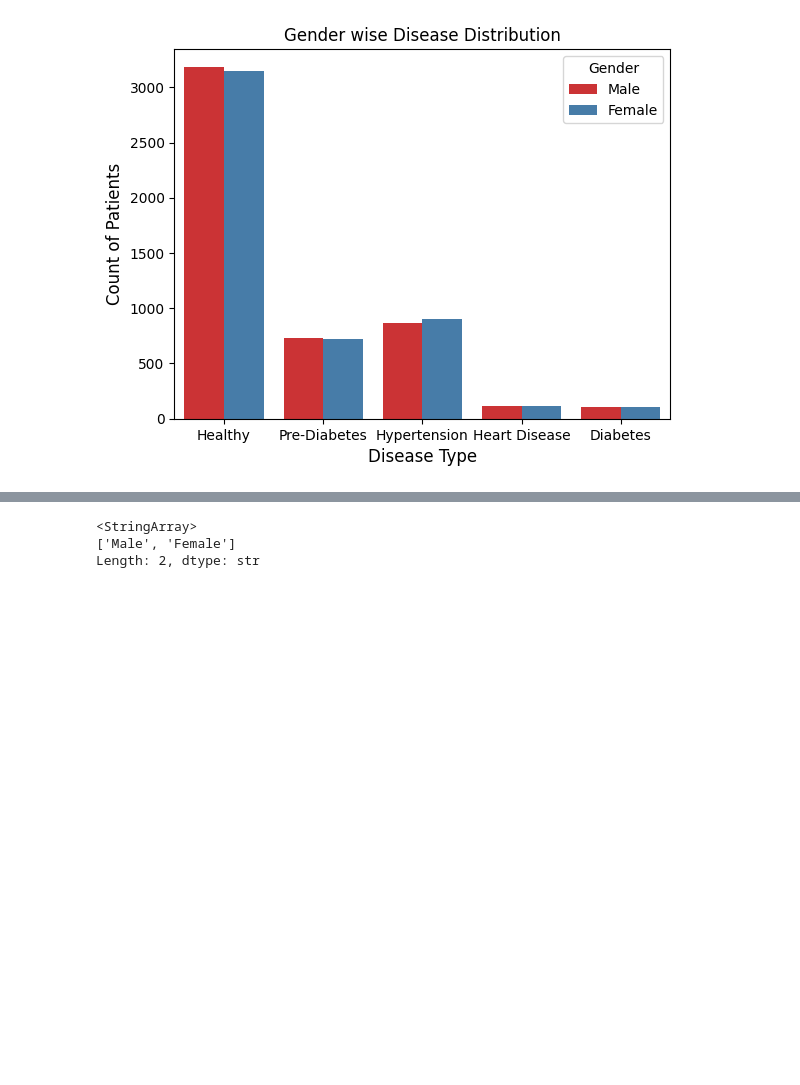
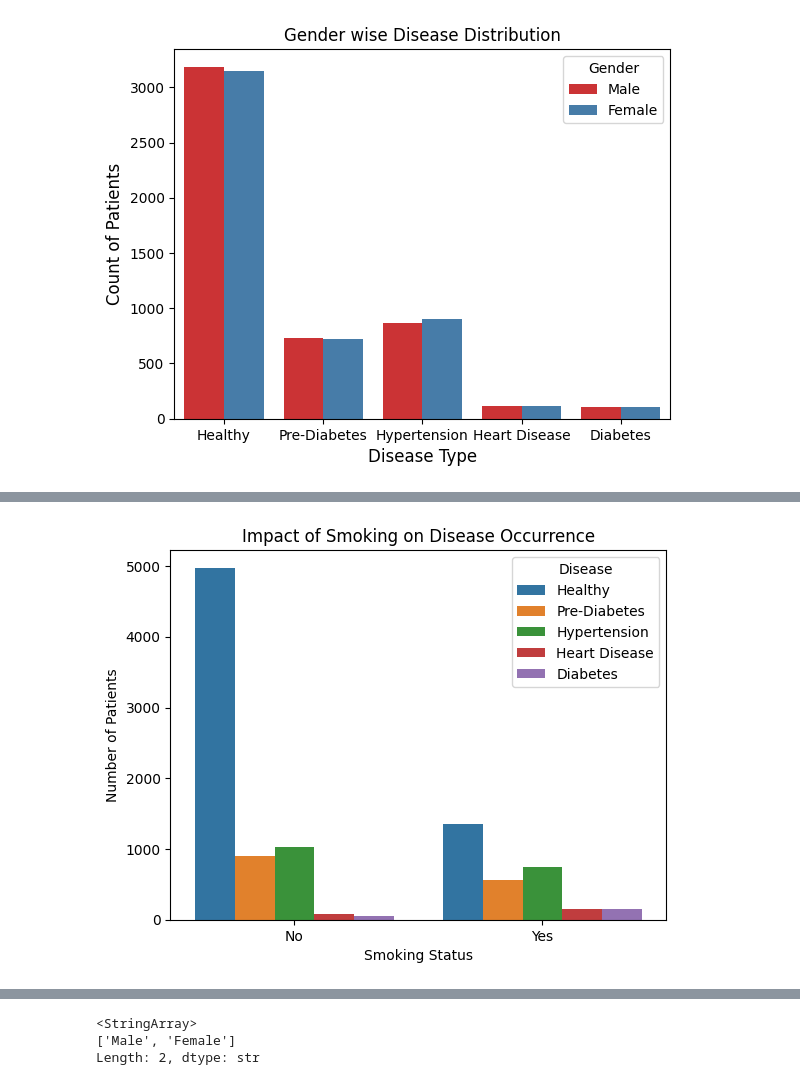
Before and after one commit to Ritika-Gauttam/Summer-2026, a Jupyter notebook: Machine Learning/Project/Medical_Disease_Prediction/medical_disease_prediction.ipynb, the cells around one changed output, grey strips where cells are left out. Cells and saved outputs as stored; diff of their text form; code cells hidden in the pictures; blank space fills up the shorter version.

```diff
--- a/Machine Learning/Project/Medical_Disease_Prediction/medical_disease_prediction.ipynb
+++ b/Machine Learning/Project/Medical_Disease_Prediction/medical_disease_prediction.ipynb
@@ -86,0 +103,8 @@ Text(0, 0.5, 'Count of Patients')
+# %%
+sns.countplot(x='Smoking', hue='Disease', data=df)
+plt.title("Impact of Smoking on Disease Occurrence")
+plt.xlabel("Smoking Status")
+plt.ylabel("Number of Patients")
+plt.show()
+# %% [output]
+[figure, added]
```
Also changed, not shown: parts of 11 cells of this notebook, 3 other files.
